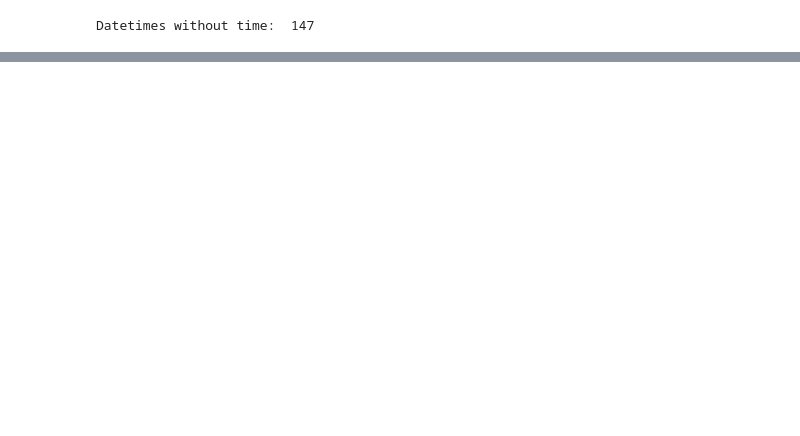
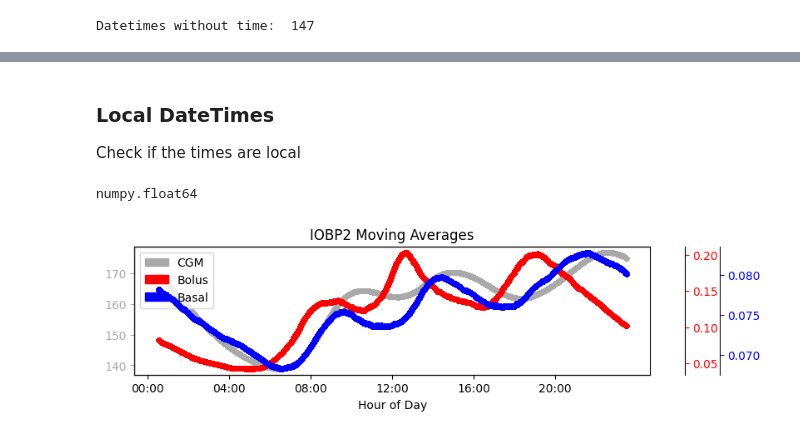
Before and after one commit to nudgebg/egvinsulin, a Jupyter notebook: notebooks/understand-iobp2-dataset.ipynb, the cells around one changed output, grey strips where cells are left out. Saved outputs shown, nothing was run; the diff lists cells and outputs as text; code cells hidden in the pictures; blank space fills up the shorter version.

```diff
--- a/notebooks/understand-iobp2-dataset.ipynb
+++ b/notebooks/understand-iobp2-dataset.ipynb
@@ -46,4 +45,4 @@ path = os.path.join(original_data_path, 'IOBP2 RCT Public Dataset', 'Data Tables
 # %%
-df_all_events = pd.read_csv(path, sep="|", low_memory=False,
-                           usecols=['PtID', 'DeviceDtTm', 'CGMVal', 'BGTarget', 'InsDelivPrev', 'BasalDelivPrev',
-                                    'BolusDelivPrev'])
+df_all_events = pd.read_csv(os.path.join(original_data_path, 'IOBP2 RCT Public Dataset', 'Data Tables', 'IOBP2DeviceiLet.txt'),
+                            sep="|", low_memory=False,
+                            usecols=['PtID', 'DeviceDtTm', 'CGMVal', 'BGTarget', 'InsDelivPrev', 'BasalDelivPrev', 'BolusDelivPrev','MealBolusDelivPrev'])
@@ -66,0 +107,5 @@ df_all_events.head()
+# %%
+from src.date_helper import parse_flair_dates
+df_all_events['datetime'] = df_all_events.DeviceDtTm.transform(parse_flair_dates).astype('datetime64[ns]')
+display(df_all_events.loc[df_all_events.DeviceDtTm.str.len()<11][['datetime', 'DeviceDtTm']].sample(2))
+display(df_all_events.loc[df_all_events.DeviceDtTm.str.len()>11][['datetime', 'DeviceDtTm']].sample(2))
@@ -66,0 +119,60 @@ df_all_events.head()
+# %% [markdown]
+### Local DateTimes
+Check if the times are local
+# %%
+df_cgm = df_all_events[['PtID', 'datetime', 'CGMVal']].copy().dropna()
+
+df_bolus = df_all_events[['PtID', 'datetime', 'BolusDelivPrev','MealBolusDelivPrev']].copy().dropna()
+#note we can only add the boluses because we don't have any NaNs (they are zero)
+df_bolus['bolus'] = df_bolus.BolusDelivPrev + df_bolus.MealBolusDelivPrev
+
+df_basal = df_all_events[['PtID', 'datetime', 'BasalDelivPrev']].copy().dropna()
+# %%
+type(df_cgm.CGMVal.values[0])
+# %% [output]
+numpy.float64
+# %%
+import matplotlib.patches as mpatches
+
+f = plt.figure(figsize=(8, 2))
+ax = plt.gca()  # Primary axis
+twin_ax = ax.twinx()  # First twin axis
+twintwin_ax = ax.twinx()  # Second twin axis
+
+# Move twin axes outward for separation
+twin_ax.spines["right"].set_position(("outward", 30))  # Move 60 points outward
+twintwin_ax.spines["right"].set_position(("outward", 60))  # Move 120 points outward
+
+# Draw the moving averages with correct colors
+h1= drawing.drawMovingAverage(ax, df_cgm, 'datetime', 'CGMVal',
+                          label='CGM', color=drawing.colors['CGM'])
+ax.yaxis.label.set_color(drawing.colors['CGM'])  # Match axis label color
+ax.tick_params(axis='y', colors=drawing.colors['CGM'])  # Match tick colors
+
+h2 = drawing.drawMovingAverage(twin_ax, df_bolus,'datetime', 'bolus',
+                          aggregator='mean', label='Bolus', color=drawing.colors['Bolus'])
+twin_ax.yaxis.label.set_color(drawing.colors['Bolus'])
+twin_ax.tick_params(axis='y', colors=drawing.colors['Bolus'])
+
+h3 = drawing.drawMovingAverage(twintwin_ax, df_basal,'datetime', 'BasalDelivPrev',
+                          aggregator='mean', label='Basal', color=drawing.colors['Basal'])
+twintwin_ax.yaxis.label.set_color(drawing.colors['Basal'])
+twintwin_ax.tick_params(axis='y', colors=drawing.colors['Basal'])
+
+#Hide original legends
+ax.legend().set_visible(False)
+twin_ax.legend().set_visible(False)
+twintwin_ax.legend().set_visible(False)
+# Manually create legend handles
+legend_handles = [
+    mpatches.Patch(color=drawing.colors['CGM'], label="CGM"),
+    mpatches.Patch(color=drawing.colors['Bolus'], label="Bolus"),
+    mpatches.Patch(color=drawing.colors['Basal'], label="Basal")
+]
+# Merge legends and display
+ax.legend(handles=legend_handles, loc='upper left', frameon=True)
+
+plt.title('IOBP2 Moving Averages')
+f.savefig('iobp2_moving_averages.png', dpi=300)
+# %% [output]
+[figure, added]
```
Also changed, not shown: parts of 26 cells of this notebook, 8 other files.
